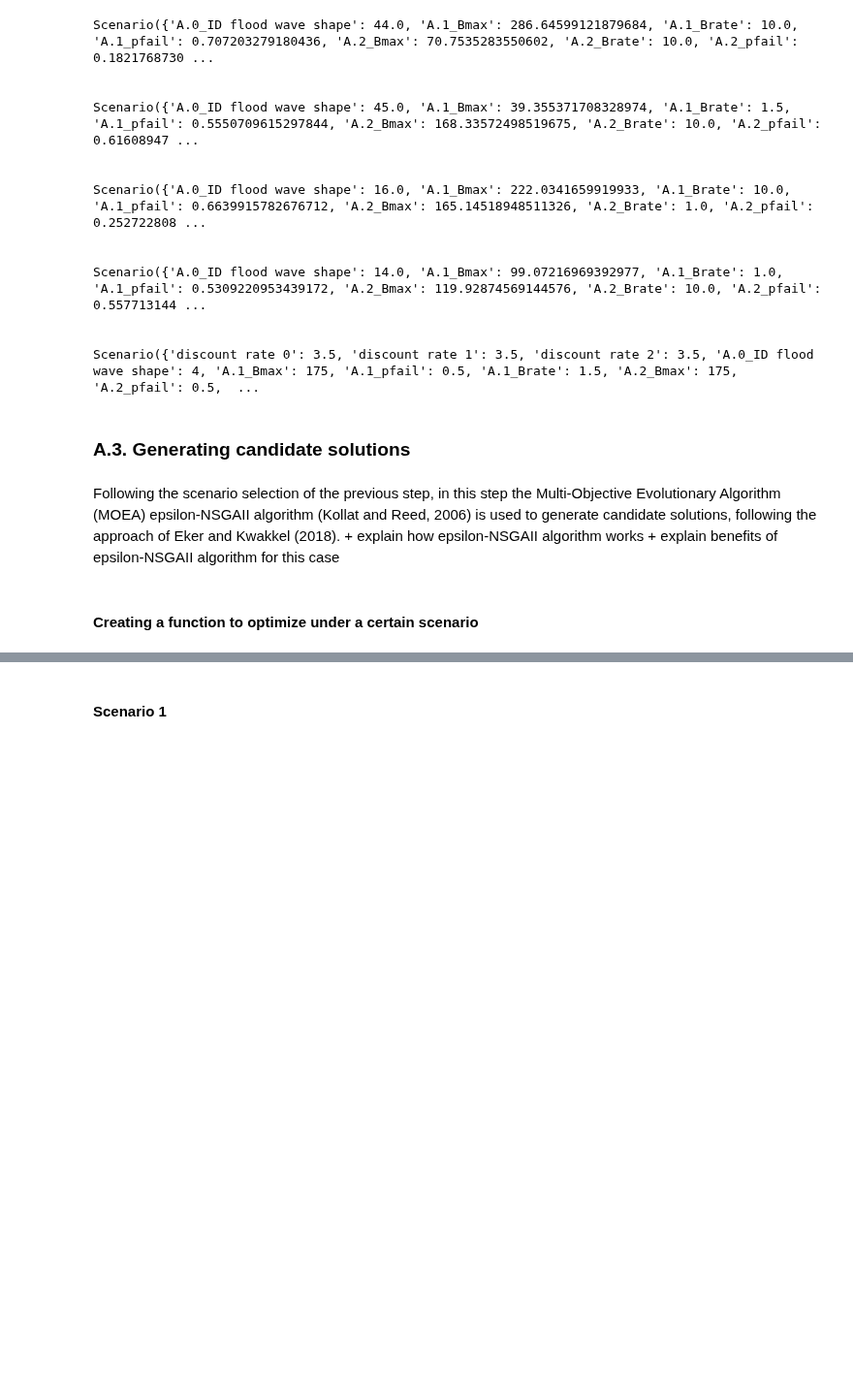
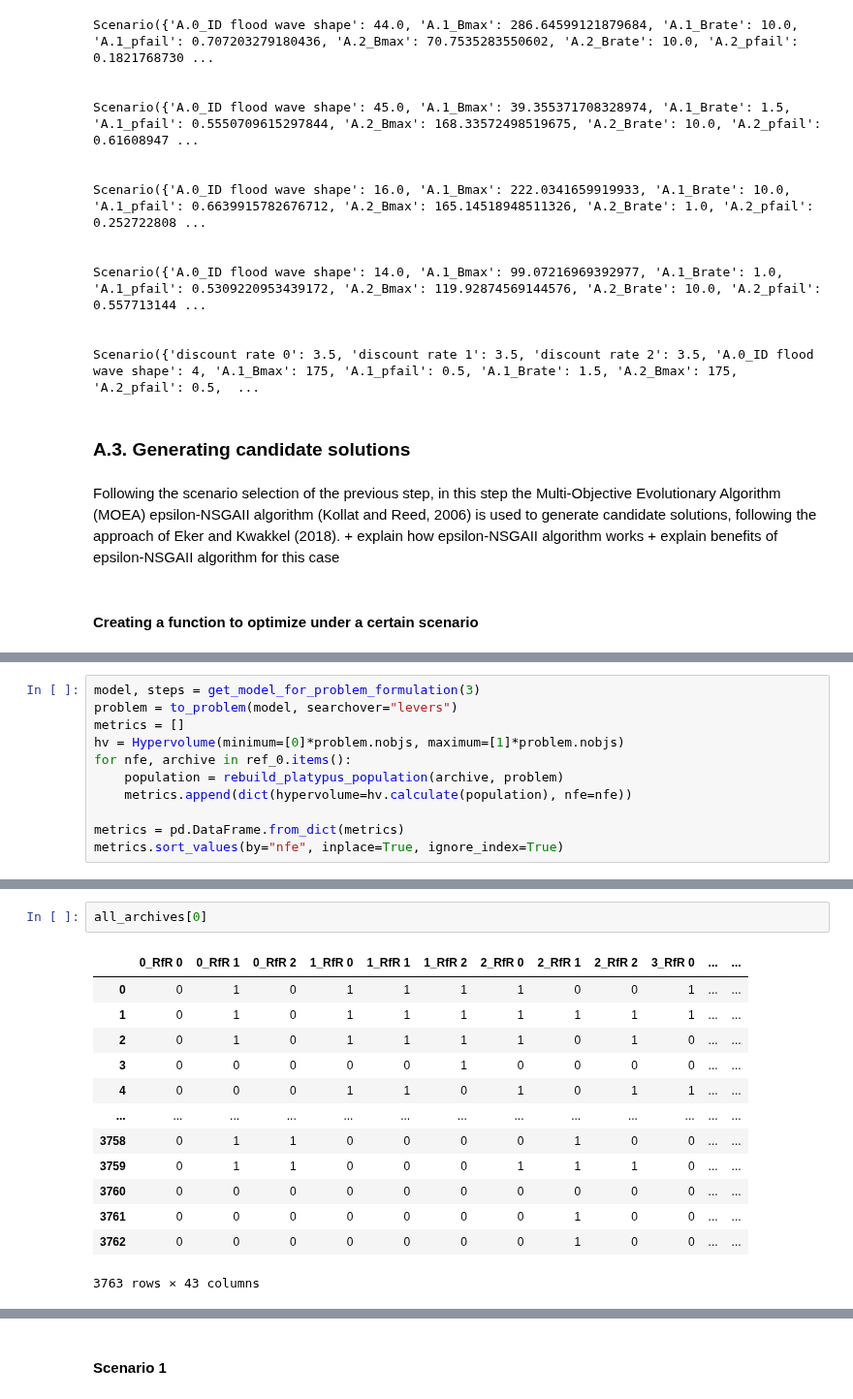
Before and after one commit to ndaswani1/EPA141A-labs, a Jupyter notebook: final assignment/dike_model_multi_scenario_MORDM.ipynb, the cells around one changed output, grey strips where cells are left out. Shown at 97% size. Saved outputs shown, nothing was run; the diff lists cells and outputs as text; blank space fills up the shorter version.

```diff
--- a/final assignment/dike_model_multi_scenario_MORDM.ipynb
+++ b/final assignment/dike_model_multi_scenario_MORDM.ipynb
@@ -348,0 +305,11 @@ if __name__ == "__main__":
+# %%
+model, steps = get_model_for_problem_formulation(3)
+problem = to_problem(model, searchover="levers")
+metrics = []
+hv = Hypervolume(minimum=[0]*problem.nobjs, maximum=[1]*problem.nobjs)
+for nfe, archive in ref_0.items():
+    population = rebuild_platypus_population(archive, problem)
+    metrics.append(dict(hypervolume=hv.calculate(population), nfe=nfe))
+
+metrics = pd.DataFrame.from_dict(metrics)
+metrics.sort_values(by="nfe", inplace=True, ignore_index=True)
@@ -403,3 +383,19 @@ NameError: name 'convergence' is not defined
+# %%
+all_archives[0]
+# %% [output]
+|  | 0_RfR 0 | 0_RfR 1 | 0_RfR 2 | 1_RfR 0 | 1_RfR 1 | 1_RfR 2 | 2_RfR 0 | 2_RfR 1 | 2_RfR 2 | 3_RfR 0 | ... | ... |
+| 0 | 0 | 1 | 0 | 1 | 1 | 1 | 1 | 0 | 0 | 1 | ... | ... |
+| 1 | 0 | 1 | 0 | 1 | 1 | 1 | 1 | 1 | 1 | 1 | ... | ... |
+| 2 | 0 | 1 | 0 | 1 | 1 | 1 | 1 | 0 | 1 | 0 | ... | ... |
+| 3 | 0 | 0 | 0 | 0 | 0 | 1 | 0 | 0 | 0 | 0 | ... | ... |
+| 4 | 0 | 0 | 0 | 1 | 1 | 0 | 1 | 0 | 1 | 1 | ... | ... |
+| ... | ... | ... | ... | ... | ... | ... | ... | ... | ... | ... | ... | ... |
+| 3758 | 0 | 1 | 1 | 0 | 0 | 0 | 0 | 1 | 0 | 0 | ... | ... |
+| 3759 | 0 | 1 | 1 | 0 | 0 | 0 | 1 | 1 | 1 | 0 | ... | ... |
+| 3760 | 0 | 0 | 0 | 0 | 0 | 0 | 0 | 0 | 0 | 0 | ... | ... |
+| 3761 | 0 | 0 | 0 | 0 | 0 | 0 | 0 | 1 | 0 | 0 | ... | ... |
+| 3762 | 0 | 0 | 0 | 0 | 0 | 0 | 0 | 1 | 0 | 0 | ... | ... |
+3763 rows × 43 columns
 # %%
 from ema_workbench.analysis import parcoords
 
```
Also changed, not shown: parts of 29 cells of this notebook, 21 other files.
